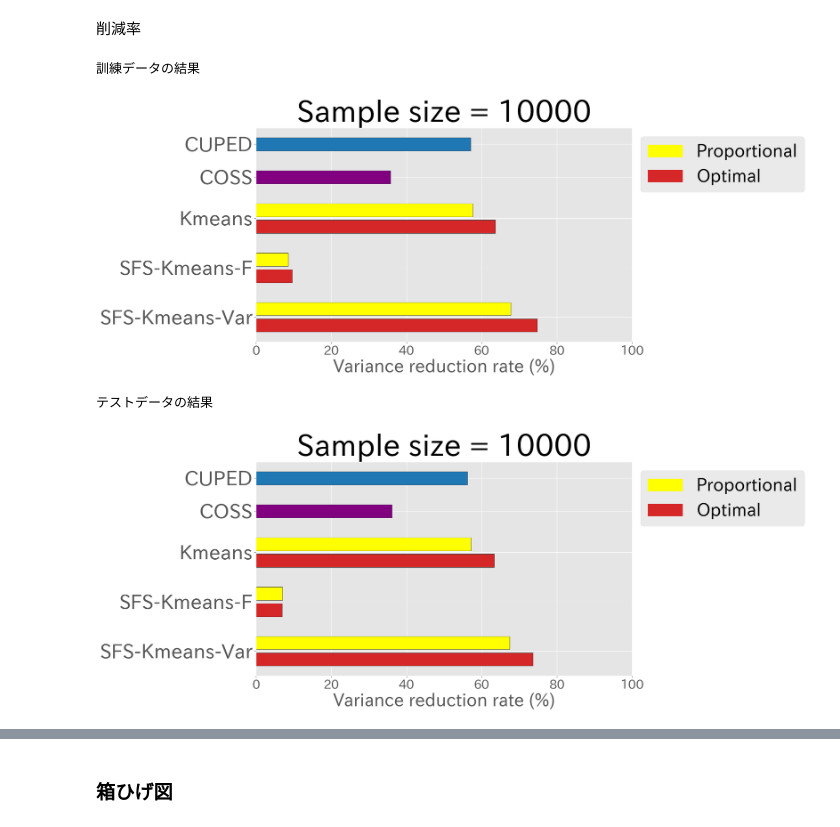
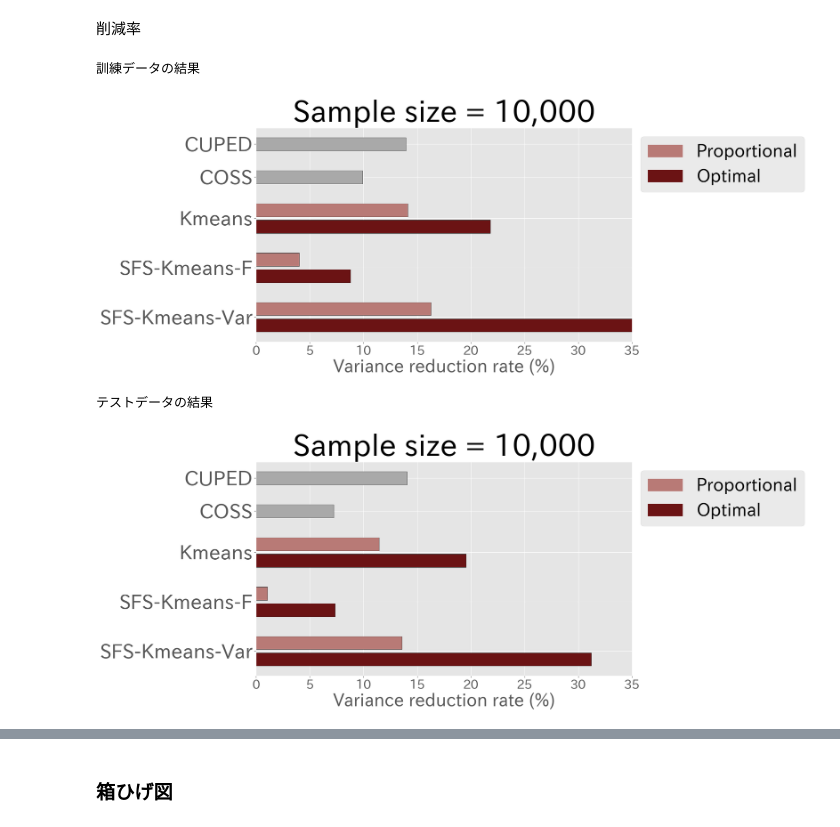
Before and after one commit to Monketu/ABtesting, a Jupyter notebook: notebook/確認用/結果の図用_卒論_COSSあり.ipynb, the cells around one changed output, grey strips where cells are left out. Drawn from its saved outputs; the diff is of its cells as text; code cells hidden in the pictures.

```diff
--- a/notebook/確認用/結果の図用_卒論_COSSあり.ipynb
+++ b/notebook/確認用/結果の図用_卒論_COSSあり.ipynb
@@ -23,15 +23,15 @@ plt.style.use("ggplot")
 # %% [markdown]
 実験設定
 # %%
-TARGET = "visit"
-SAMPLE_SIZE = 10000
+TARGET = "GMV"
+SAMPLE_SIZE = "10,000"
 
 if TARGET == "GMV":
     X_LIM_VAR = 30000
-    X_LIM_REDUC = 30
+    X_LIM_REDUC = 35
 if TARGET == "BCR":
     X_LIM_VAR = 0.0003
-    X_LIM_REDUC = 30
+    X_LIM_REDUC = 35
 if TARGET == "PM":
     X_LIM_VAR = 50
     X_LIM_REDUC = 20
@@ -311,45 +312,45 @@ for reduc_dict in [reduc_dict_train, reduc_dict_test]:
 
     # 各グループに色を割り当て、間隔には透明な色を使用
     colors = (
-        ["#d62728", "#FFFF00"]
+        ["#6b1314", "#b87a76"]
         + ["#FFFFFF00"]
-        + ["#d62728", "#FFFF00"]
+        + ["#6b1314", "#b87a76"]
         + ["#FFFFFF00"]
-        + ["#d62728", "#FFFF00"]
+        + ["#6b1314", "#b87a76"]
         + ["#FFFFFF00"]
-        + ["#800080"]
+        + ["#a9a9a9"]
         + ["#FFFFFF00"]
-        + ["#1f77b4"]
+        + ["#a9a9a9"]
     )
 
     # 各ラベルが3つの棒の真ん中に配置されるように位置を調整
     y_positions = [0.5, 3.5, 6.5, 9, 11]
 
     # グラフを描画
     fig, ax = plt.subplots(figsize=(20, 8))
     ax.barh(range(len(values)), values, color=colors, edgecolor="black")
 
     # 凡例の追加
     legend_labels = ["Proportional", "Optimal"]
     # 色のリスト
-    legend_colors = ["#FFFF00", "#d62728"]
+    legend_colors = ["#b87a76", "#6b1314"]
     # 各ラベルに対してハンドルを作成
     handles = [plt.Rectangle((0, 0), 1, 1, color=color) for color in legend_colors]
     ax.legend(
         handles, legend_labels, fontsize=35, loc="upper left", bbox_to_anchor=(1, 1)
     )
 
     # y軸の目盛りとラベルを設定
     ax.set_yticks(y_positions)
     ax.tick_params(axis="x", labelsize=25)
     ax.set_yticklabels(labels, fontsize=40)
     ax.set_xlabel("Variance reduction rate (%)", fontsize=35)
     ax.set_title(f"Sample size = {SAMPLE_SIZE}", fontsize=60)
     ax.set_xlim(0, X_LIM_REDUC)
     plt.tight_layout()
     plt.show()
 # %% [output]
 訓練データの結果
-[figure, old version]
+[figure, new version]
 テストデータの結果
-[figure, old version]
+[figure, new version]
```
Also changed, not shown: parts of 4 cells of this notebook, 1 other file.
